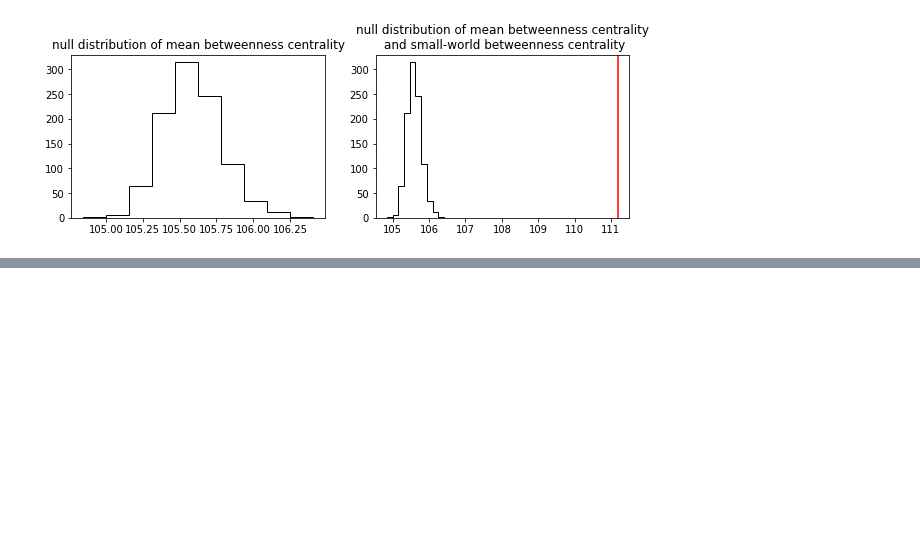
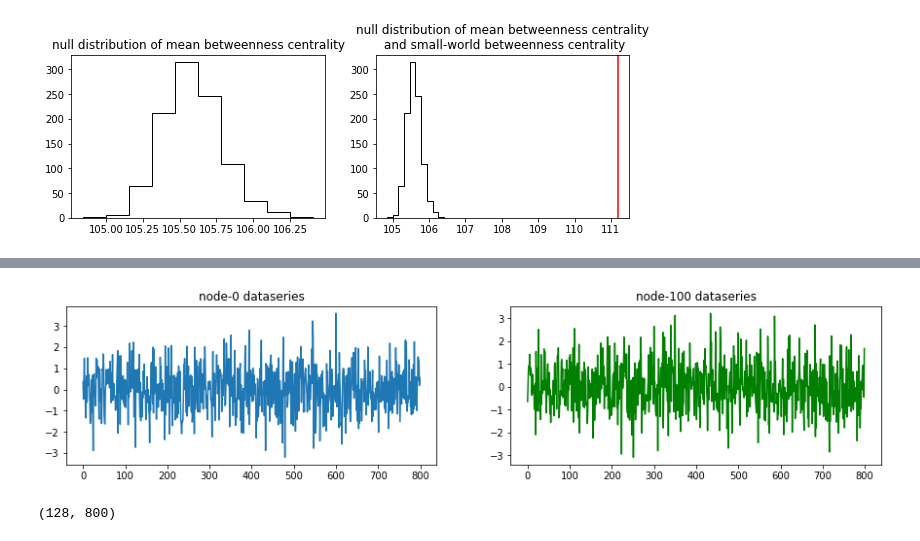
Before and after one commit to rubenSaro/connGraphTheory, a Jupyter notebook: pilot.ipynb, the cells around one changed output, grey strips where cells are left out. Saved outputs shown, nothing was run; the diff lists cells and outputs as text; code cells hidden in the pictures; blank space fills up the shorter version.

```diff
--- a/pilot.ipynb
+++ b/pilot.ipynb
@@ -626,0 +668,39 @@ pval for small-world graph mean clustering coefficient = 0.0
+# %%
+# Now let's create data using the directed weighted model
+
+# We are using the next linear model X = WX + E
+# Where X is our dataset (nodes x datapoints), W is the directed weighted matrix (nodes x nodes),
+# and E are the intrinsic noise for each node. For example, for a node X that is an effect of Y in the network,
+# Y -> X, the linear model is defined as  X = wY + Ex, where w is the weight of the connection,
+# and Ex is the intrinsic noise for node X (ie. the activity of X that does not depend on any other node)
+
+# 1. Define E, the intrinsic noise
+# First define the sample size. Let's use 800, which is a not uncommon size in fMRI data
+sample_size = 800 # number of datapoints
+# We will sample the datapoints from a Normal Gaussian distribution with mean 0 and standard deviation 1
+E = np.random.normal(0,1,size=(n_nodes,sample_size))
+
+# 2. In order to generate X, we need to solve the above model as X = inverse(I-W)E
+# I is the identity matrix
+I = np.identity(n_nodes)
+# solve X = inverse(I-W)E
+X = np.dot(np.linalg.inv(I-W),E)
+# Finally let's standardize the data to get every node in the same scale (mean=0, std.dev=1)
+X = stats.zscore(X,axis=1)
+
+# 3. Let's plot a couple of the nodes dataseries
+plt.figure(figsize=(15,3))
+plt.subplot(1,2,1)
+plt.plot(X[0,:])
+plt.title('node-0 dataseries')
+plt.subplot(1,2,2)
+plt.plot(X[100,:],color='green')
+plt.title('node-100 dataseries')
+plt.tight_layout
+plt.show()
+# %% [output]
+[figure, added]
+# %%
+X.shape
+# %% [output]
+(128, 800)
```
Also changed, not shown: parts of 4 cells of this notebook.
